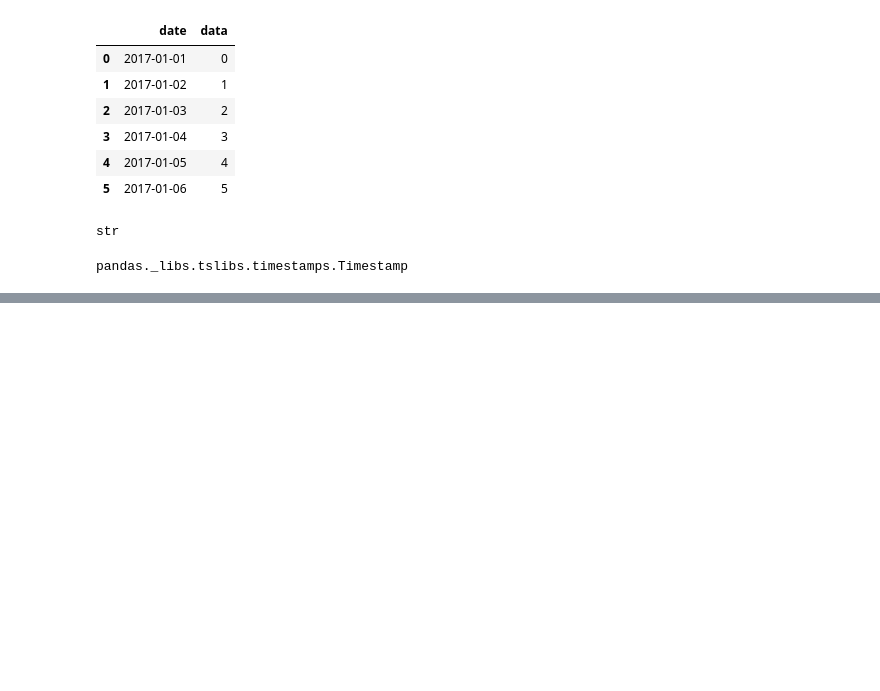
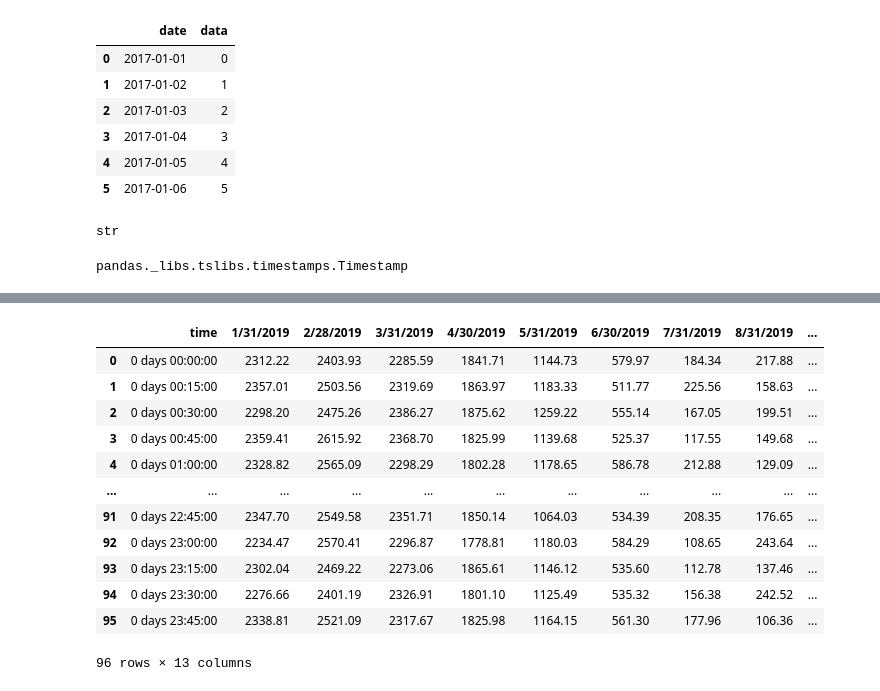
Before and after one commit to mlhudson1/CIDM4310-70_Pandas, a Jupyter notebook: Chapter2.ipynb, the cells around one changed output, grey strips where cells are left out. Cells and saved outputs as stored; diff of their text form; code cells hidden in the pictures; blank space fills up the shorter version.

Commit message:
Ch.2 - Exercise 2.04 - DataFrame indices

```diff
--- a/Chapter2.ipynb
+++ b/Chapter2.ipynb
@@ -521,0 +551,4 @@ time_series_df.set
+# %%
+fname = 'Chapter2-Datasets/test_data_frame.csv'
+economic_data = pd.read_csv(fname)
+economic_data.head()
@@ -521,0 +579,18 @@ time_series_df.set
+# %%
+economic_data['time']=pd.to_datetime(economic_data['time'], format = '%I:%M:%S %p')
+economic_data['time']= economic_data['time'] - economic_data['time'][0]
+economic_data
+# %% [output]
+|  | time | 1/31/2019 | 2/28/2019 | 3/31/2019 | 4/30/2019 | 5/31/2019 | 6/30/2019 | 7/31/2019 | 8/31/2019 | ... |
+| 0 | 0 days 00:00:00 | 2312.22 | 2403.93 | 2285.59 | 1841.71 | 1144.73 | 579.97 | 184.34 | 217.88 | ... |
+| 1 | 0 days 00:15:00 | 2357.01 | 2503.56 | 2319.69 | 1863.97 | 1183.33 | 511.77 | 225.56 | 158.63 | ... |
+| 2 | 0 days 00:30:00 | 2298.20 | 2475.26 | 2386.27 | 1875.62 | 1259.22 | 555.14 | 167.05 | 199.51 | ... |
+| 3 | 0 days 00:45:00 | 2359.41 | 2615.92 | 2368.70 | 1825.99 | 1139.68 | 525.37 | 117.55 | 149.68 | ... |
+| 4 | 0 days 01:00:00 | 2328.82 | 2565.09 | 2298.29 | 1802.28 | 1178.65 | 586.78 | 212.88 | 129.09 | ... |
+| ... | ... | ... | ... | ... | ... | ... | ... | ... | ... | ... |
+| 91 | 0 days 22:45:00 | 2347.70 | 2549.58 | 2351.71 | 1850.14 | 1064.03 | 534.39 | 208.35 | 176.65 | ... |
+| 92 | 0 days 23:00:00 | 2234.47 | 2570.41 | 2296.87 | 1778.81 | 1180.03 | 584.29 | 108.65 | 243.64 | ... |
+| 93 | 0 days 23:15:00 | 2302.04 | 2469.22 | 2273.06 | 1865.61 | 1146.12 | 535.60 | 112.78 | 137.46 | ... |
+| 94 | 0 days 23:30:00 | 2276.66 | 2401.19 | 2326.91 | 1801.10 | 1125.49 | 535.32 | 156.38 | 242.52 | ... |
+| 95 | 0 days 23:45:00 | 2338.81 | 2521.09 | 2317.67 | 1825.98 | 1164.15 | 561.30 | 177.96 | 106.36 | ... |
+96 rows × 13 columns
```
Also changed, not shown: parts of 8 cells of this notebook.
